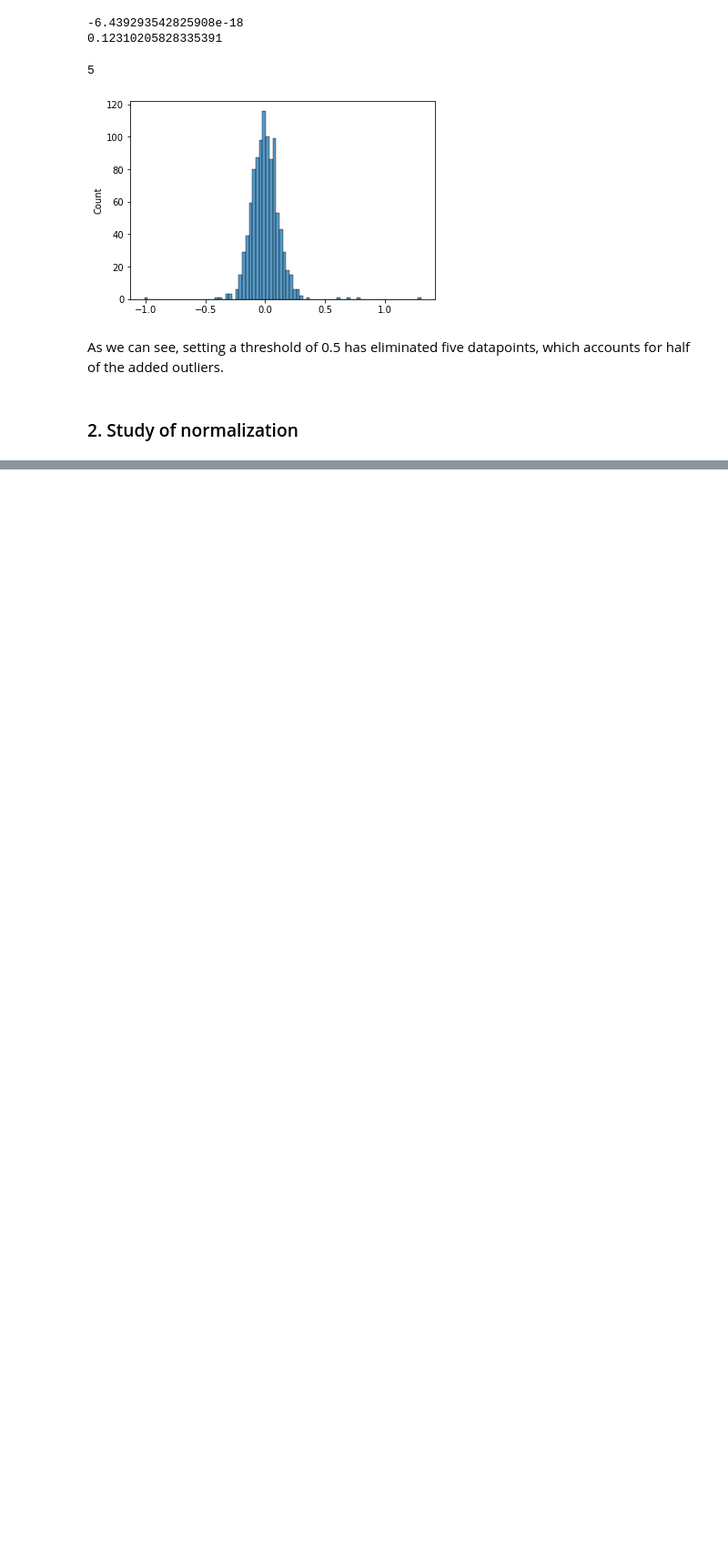
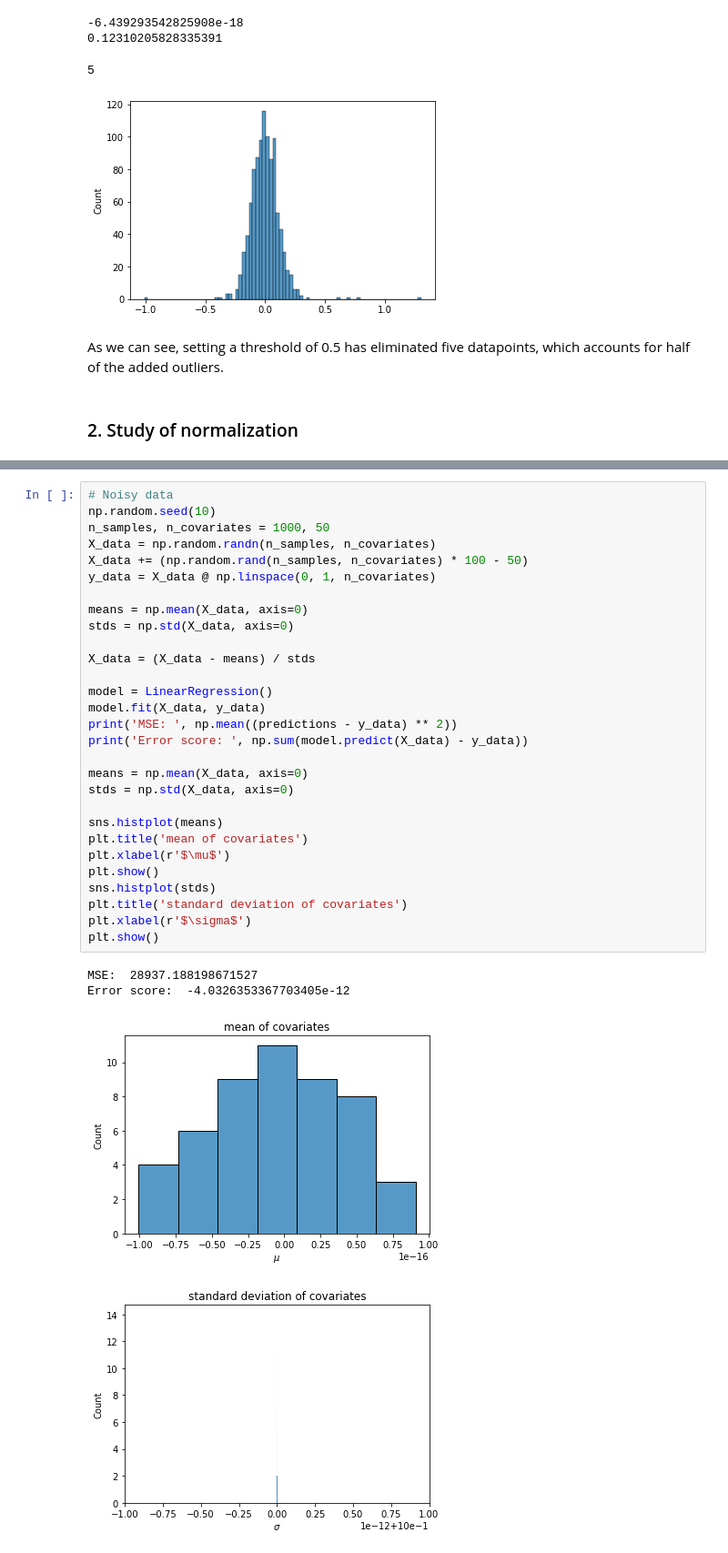
Before and after one commit to linhaochuan/INM702, a Jupyter notebook: TASK_02.ipynb, the cells around one changed output, grey strips where cells are left out. Shown: that part at 91% size. Drawn from its saved outputs; the diff is of its cells as text; blank space fills up the shorter version.

```diff
--- a/TASK_02.ipynb
+++ b/TASK_02.ipynb
@@ -246,0 +314,34 @@ As we can see, setting a threshold of 0.5 has eliminated five datapoints, which
+# %%
+# Noisy data
+np.random.seed(10)
+n_samples, n_covariates = 1000, 50
+X_data = np.random.randn(n_samples, n_covariates)
+X_data += (np.random.rand(n_samples, n_covariates) * 100 - 50)
+y_data = X_data @ np.linspace(0, 1, n_covariates)
+
+means = np.mean(X_data, axis=0)
+stds = np.std(X_data, axis=0)
+
+X_data = (X_data - means) / stds
+
+model = LinearRegression()
+model.fit(X_data, y_data)
+print('MSE: ', np.mean((predictions - y_data) ** 2))
+print('Error score: ', np.sum(model.predict(X_data) - y_data))
+
+means = np.mean(X_data, axis=0)
+stds = np.std(X_data, axis=0)
+
+sns.histplot(means)
+plt.title('mean of covariates')
+plt.xlabel(r'$\mu$')
+plt.show()
+sns.histplot(stds)
+plt.title('standard deviation of covariates')
+plt.xlabel(r'$\sigma$')
+plt.show()
+# %% [output]
+MSE:  28937.188198671527
+Error score:  -4.0326353367703405e-12
+[figure, added]
+[figure, added]
```
Also changed, not shown: parts of 9 cells of this notebook, 2 other files.
